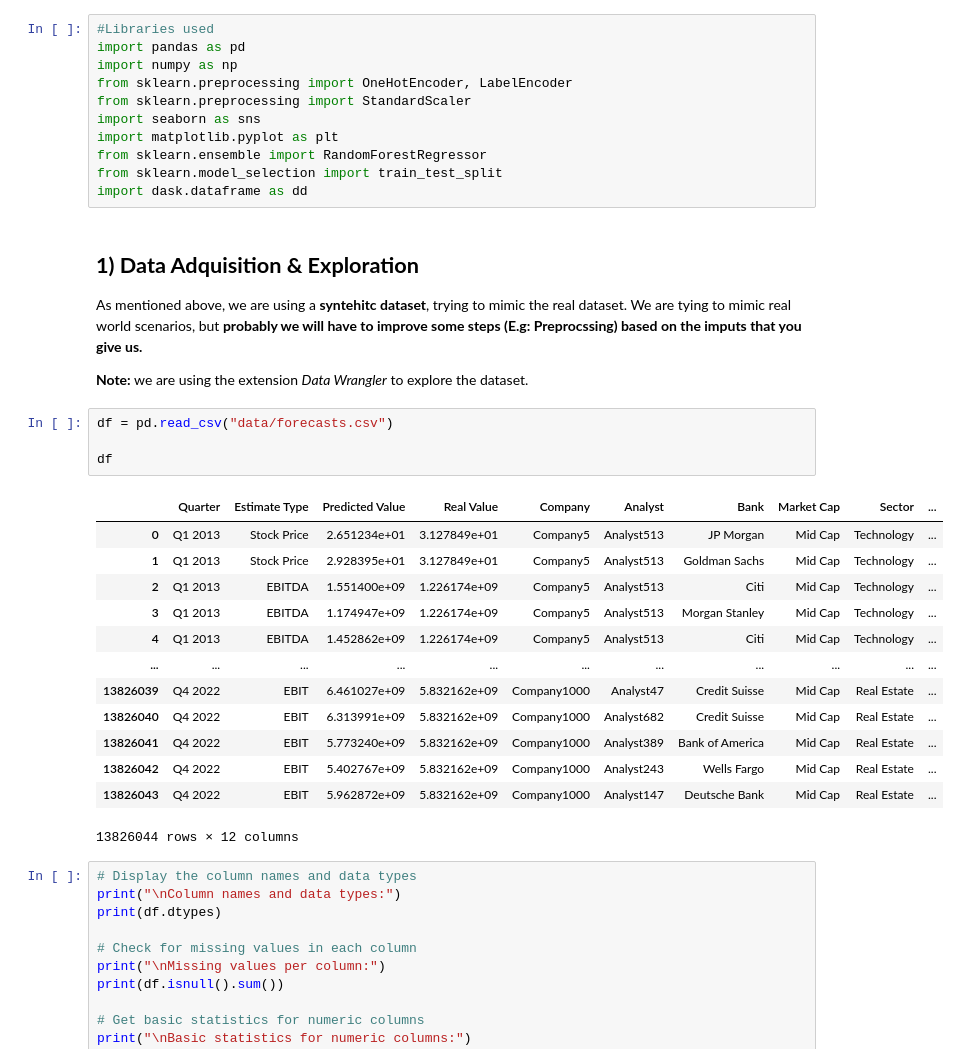
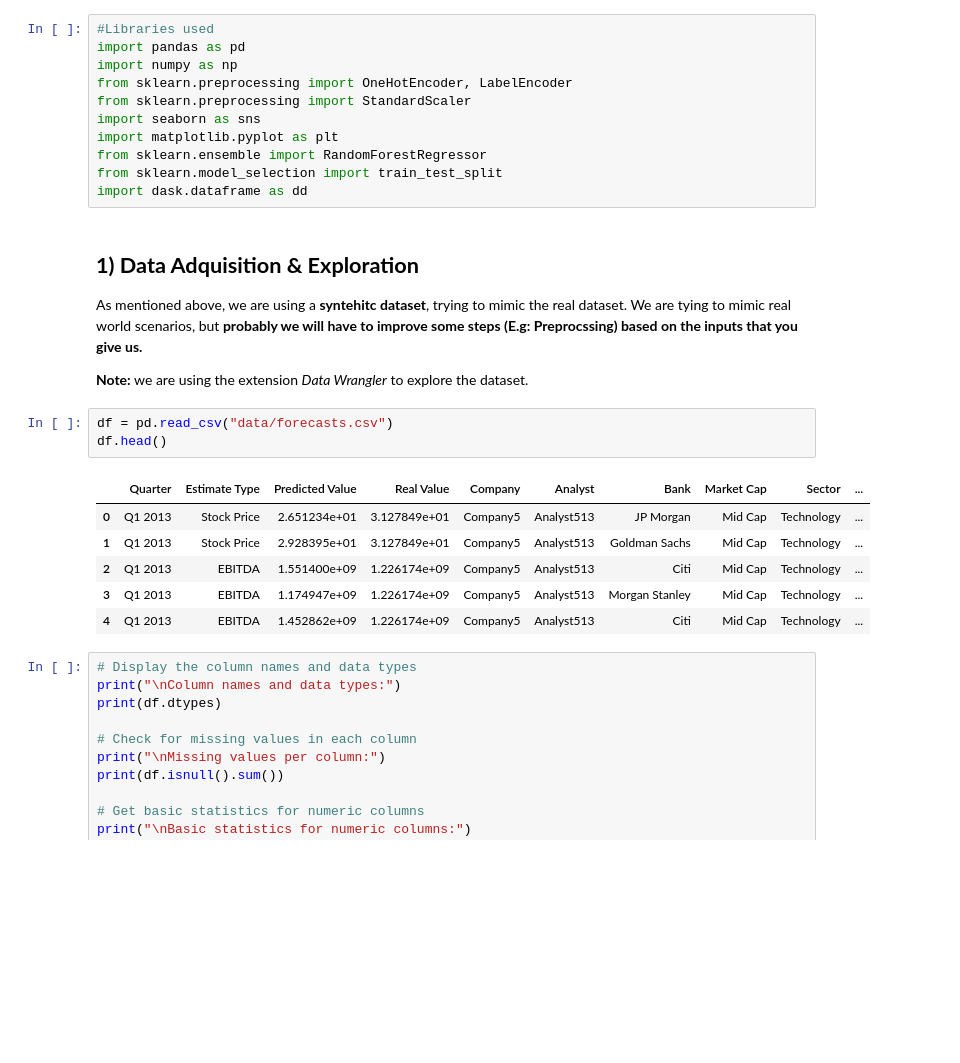
Before and after one commit to EAC-21/DWS-Capstone-Project, a Jupyter notebook: Model 2.ipynb, the cells around one changed output. Cells and saved outputs as stored; diff of their text form; blank space fills up the shorter version.

```diff
--- a/Model 2.ipynb
+++ b/Model 2.ipynb
@@ -28,27 +28,19 @@ import dask.dataframe as dd
 # %% [markdown]
 ## **1) Data Adquisition & Exploration**
 
-As mentioned above, we are using a **syntehitc dataset**, trying to mimic the real dataset. We are tying to mimic real world scenarios, but **probably we will have to improve some steps (E.g: Preprocssing) based on the imputs that you give us.**
+As mentioned above, we are using a **syntehitc dataset**, trying to mimic the real dataset. We are tying to mimic real world scenarios, but **probably we will have to improve some steps (E.g: Preprocssing) based on the inputs that you give us.**
 
 **Note:** we are using the extension *Data Wrangler* to explore the dataset.
 # %%
 df = pd.read_csv("data/forecasts.csv")
-
-df
+df.head()
 # %% [output]
 |  | Quarter | Estimate Type | Predicted Value | Real Value | Company | Analyst | Bank | Market Cap | Sector | ... |
 | 0 | Q1 2013 | Stock Price | 2.651234e+01 | 3.127849e+01 | Company5 | Analyst513 | JP Morgan | Mid Cap | Technology | ... |
 | 1 | Q1 2013 | Stock Price | 2.928395e+01 | 3.127849e+01 | Company5 | Analyst513 | Goldman Sachs | Mid Cap | Technology | ... |
 | 2 | Q1 2013 | EBITDA | 1.551400e+09 | 1.226174e+09 | Company5 | Analyst513 | Citi | Mid Cap | Technology | ... |
 | 3 | Q1 2013 | EBITDA | 1.174947e+09 | 1.226174e+09 | Company5 | Analyst513 | Morgan Stanley | Mid Cap | Technology | ... |
 | 4 | Q1 2013 | EBITDA | 1.452862e+09 | 1.226174e+09 | Company5 | Analyst513 | Citi | Mid Cap | Technology | ... |
-| ... | ... | ... | ... | ... | ... | ... | ... | ... | ... | ... |
-| 13826039 | Q4 2022 | EBIT | 6.461027e+09 | 5.832162e+09 | Company1000 | Analyst47 | Credit Suisse | Mid Cap | Real Estate | ... |
-| 13826040 | Q4 2022 | EBIT | 6.313991e+09 | 5.832162e+09 | Company1000 | Analyst682 | Credit Suisse | Mid Cap | Real Estate | ... |
-| 13826041 | Q4 2022 | EBIT | 5.773240e+09 | 5.832162e+09 | Company1000 | Analyst389 | Bank of America | Mid Cap | Real Estate | ... |
-| 13826042 | Q4 2022 | EBIT | 5.402767e+09 | 5.832162e+09 | Company1000 | Analyst243 | Wells Fargo | Mid Cap | Real Estate | ... |
-| 13826043 | Q4 2022 | EBIT | 5.962872e+09 | 5.832162e+09 | Company1000 | Analyst147 | Deutsche Bank | Mid Cap | Real Estate | ... |
-13826044 rows × 12 columns
 # %%
 # Display the column names and data types
 print("\nColumn names and data types:")
```
Also changed, not shown: parts of 10 cells of this notebook, 1 other file.
